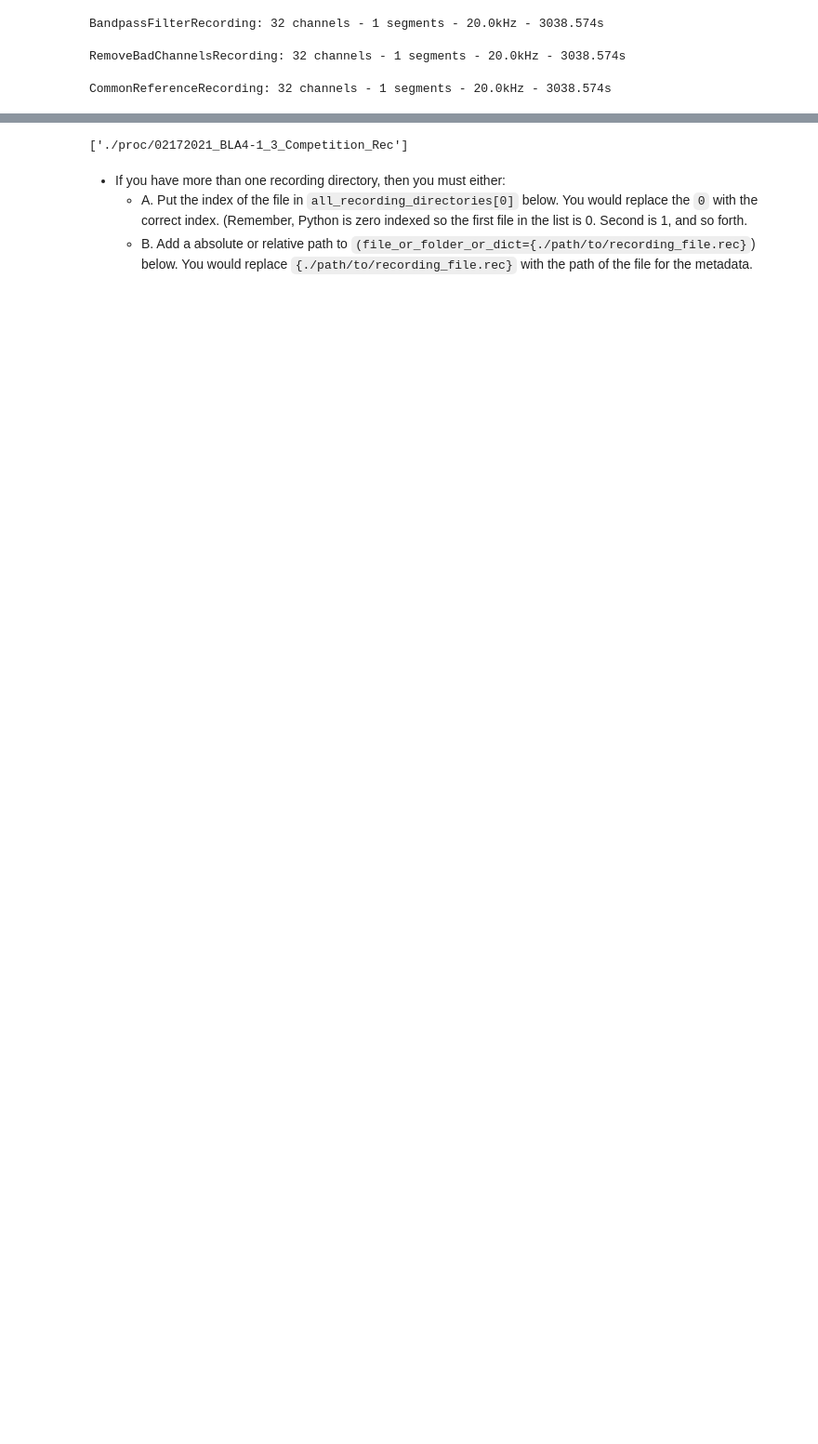
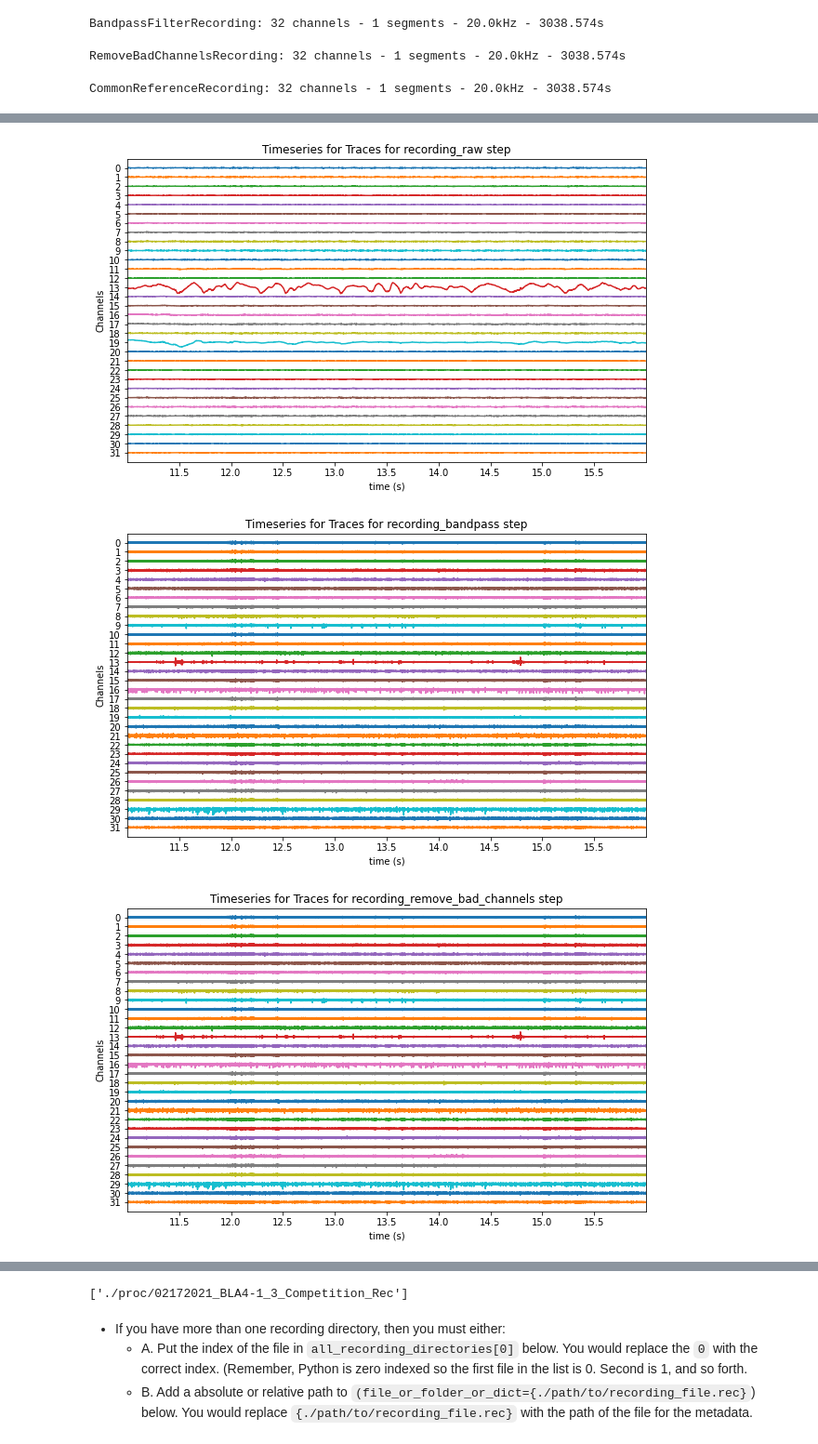
Before and after one commit to padillacoreanolab/spike_sorting, a Jupyter notebook: results/2022_08_09_finalize_notebooks/02_preprocessing.ipynb, the cells around one changed output, grey strips where cells are left out. Shown at 93% size. Drawn from its saved outputs; the diff is of its cells as text; code cells hidden in the pictures; blank space fills up the shorter version.

```diff
--- a/results/2022_08_09_finalize_notebooks/02_preprocessing.ipynb
+++ b/results/2022_08_09_finalize_notebooks/02_preprocessing.ipynb
@@ -136,18 +163,26 @@ Properties before loading the probe: ['gain_to_uV', 'offset_to_uV', 'group', 'lo
+# %%
+preprocessing_step_dict["recording_raw"] = recording_raw
 # %%
 # Bandpass Filtering, keeping all the points that are within a certain frequency range
-recording_bandpass = st.bandpass_filter(raw_recording, freq_min=300, freq_max=6000)
+recording_bandpass = st.bandpass_filter(recording_intermediate, freq_min=300, freq_max=6000)
+recording_intermediate = st.bandpass_filter(recording_intermediate, freq_min=300, freq_max=6000)
+preprocessing_step_dict["recording_bandpass"] = recording_bandpass
 print(recording_bandpass)
 # %% [output]
 BandpassFilterRecording: 32 channels - 1 segments - 20.0kHz - 3038.574s
 # %%
 # Removing Bad Channels
-recording_remove_bad_channels = st.preprocessing.remove_bad_channels(recording_bandpass)
+recording_remove_bad_channels = st.preprocessing.remove_bad_channels(recording_intermediate)
+recording_intermediate = st.preprocessing.remove_bad_channels(recording_intermediate)
+preprocessing_step_dict["recording_remove_bad_channels"] = recording_remove_bad_channels
 print(recording_remove_bad_channels)
 # %% [output]
 RemoveBadChannelsRecording: 32 channels - 1 segments - 20.0kHz - 3038.574s
 # %%
-# Re-referencing
-recording_common_reference = st.common_reference(recording_remove_bad_channels, reference='global', operator='median')
+# Re-referencing with common median reference
+recording_common_reference = st.common_reference(recording_intermediate, reference='global', operator='median')
+recording_intermediate = st.common_reference(recording_intermediate, reference='global', operator='median')
+preprocessing_step_dict["recording_common_reference"] = recording_common_reference
 print(recording_common_reference)
 # %% [output]
 CommonReferenceRecording: 32 channels - 1 segments - 20.0kHz - 3038.574s
@@ -153,0 +217,10 @@ CommonReferenceRecording: 32 channels - 1 segments - 20.0kHz - 3038.574s
+# %%
+for key, value in preprocessing_step_dict.items():
+    sw.plot_timeseries(value, time_range=(time_range[0], time_range[1]), show_channel_ids=True) #, figure=fig)
+    plt.title("Timeseries for Traces for {} step".format(key))
+    plt.ylabel("Channels")
+    plt.show()
+# %% [output]
+[figure, added]
+[figure, added]
+[figure, added]
```
Also changed, not shown: parts of 149 cells of this notebook, 1 other file.
